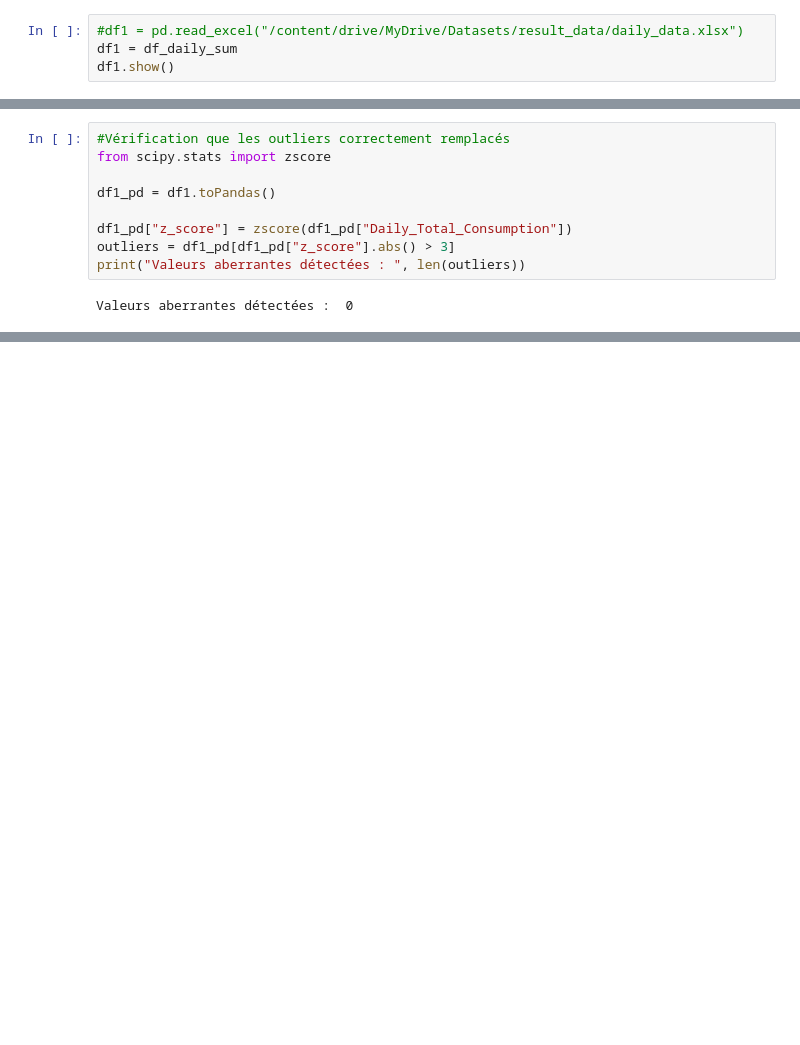
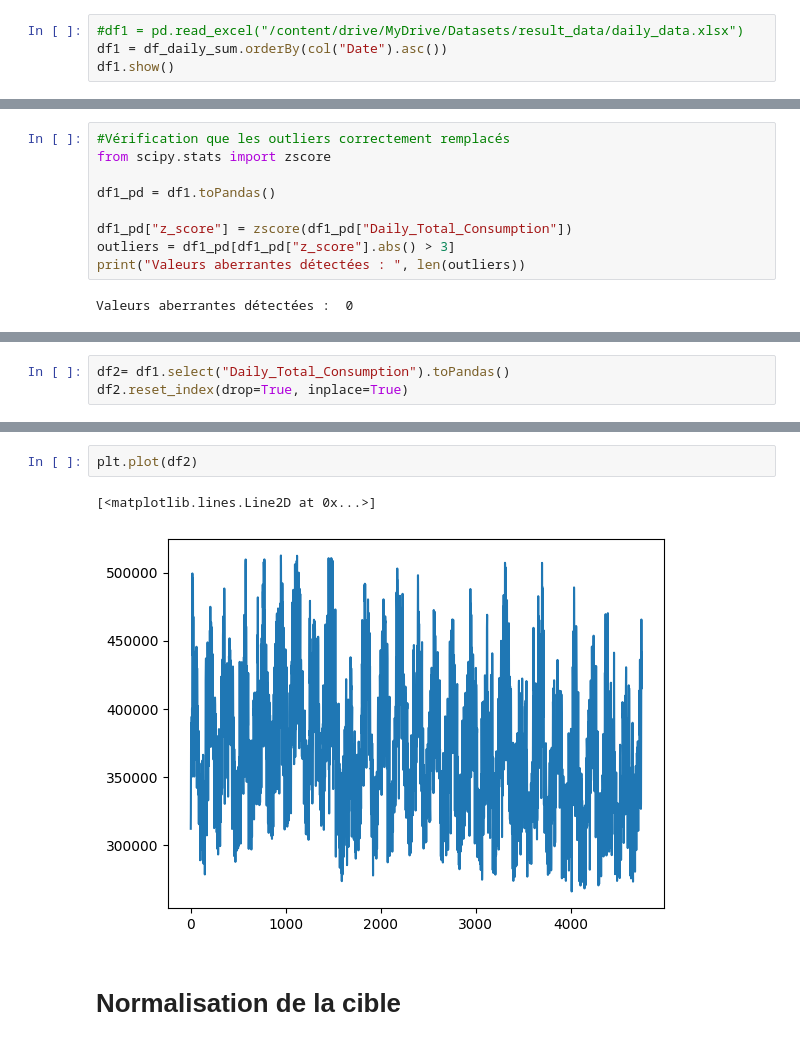
Before and after one commit to najouaelfethi/bigdataproject, a Jupyter notebook: EDA_Prétraitement&Modélisation_Prédective_Consommation_énergitique.ipynb, the cells around one changed output, grey strips where cells are left out. Cells and saved outputs as stored; diff of their text form; blank space fills up the shorter version.

```diff
--- a/EDA_Prétraitement&Modélisation_Prédective_Consommation_énergitique.ipynb
+++ b/EDA_Prétraitement&Modélisation_Prédective_Consommation_énergitique.ipynb
@@ -543,7 +549,7 @@ strong multicollinearity or other numerical problems.
 ###importation des données journalières
 # %%
 #df1 = pd.read_excel("/content/drive/MyDrive/Datasets/result_data/daily_data.xlsx")
-df1 = df_daily_sum
+df1 = df_daily_sum.orderBy(col("Date").asc())
 df1.show()
 # %% [output]
 +----------+-----------------------+
@@ -648,0 +637,3 @@ df.show()
+# %%
+df2= df1.select("Daily_Total_Consumption").toPandas()
+df2.reset_index(drop=True, inplace=True)
@@ -648,0 +656,7 @@ df.show()
+# %%
+plt.plot(df2)
+# %% [output]
+[<matplotlib.lines.Line2D at 0x...>]
+[figure, added]
+# %% [markdown]
+# Normalisation de la cible
```
Also changed, not shown: parts of 96 cells of this notebook.
